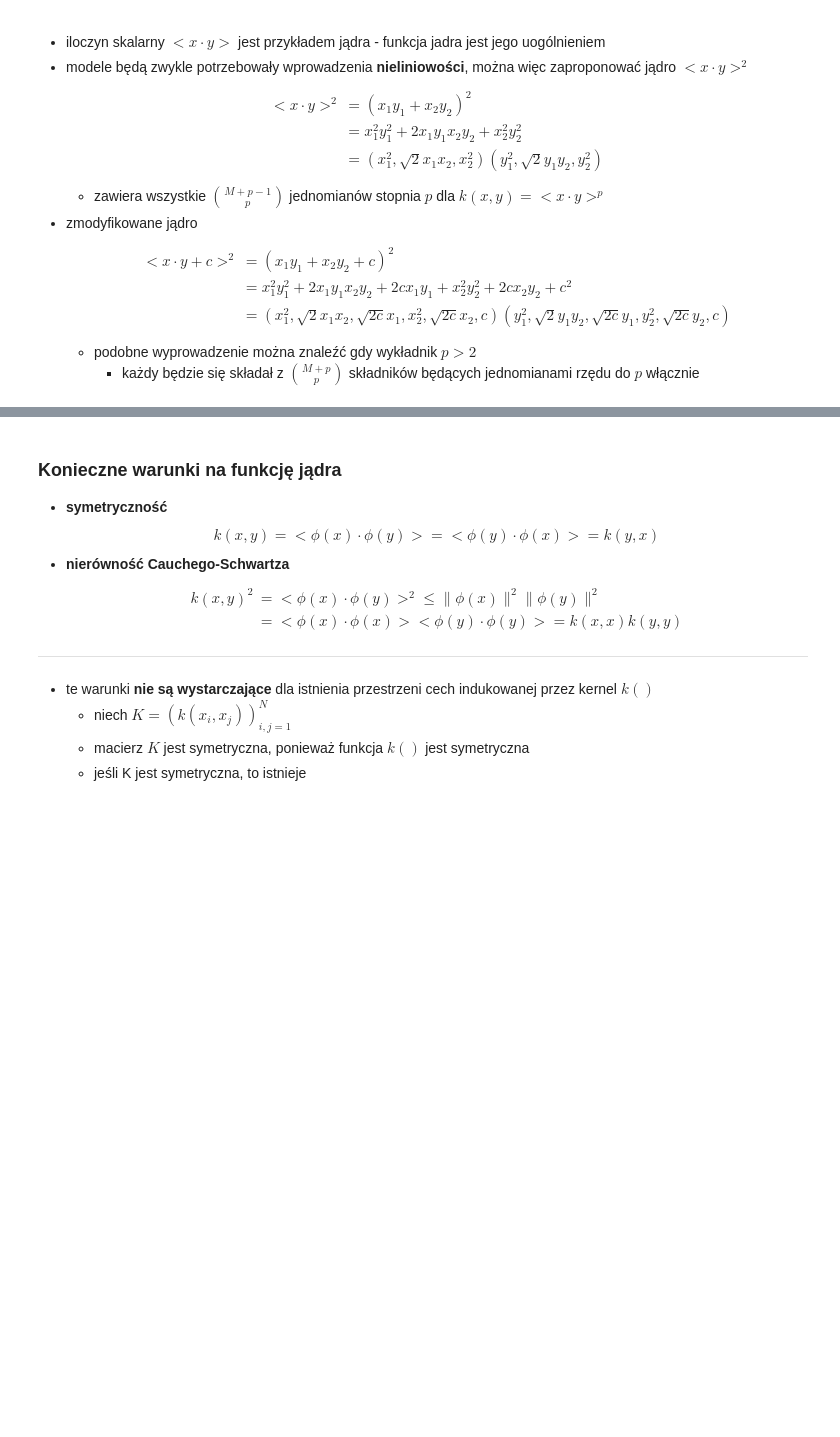
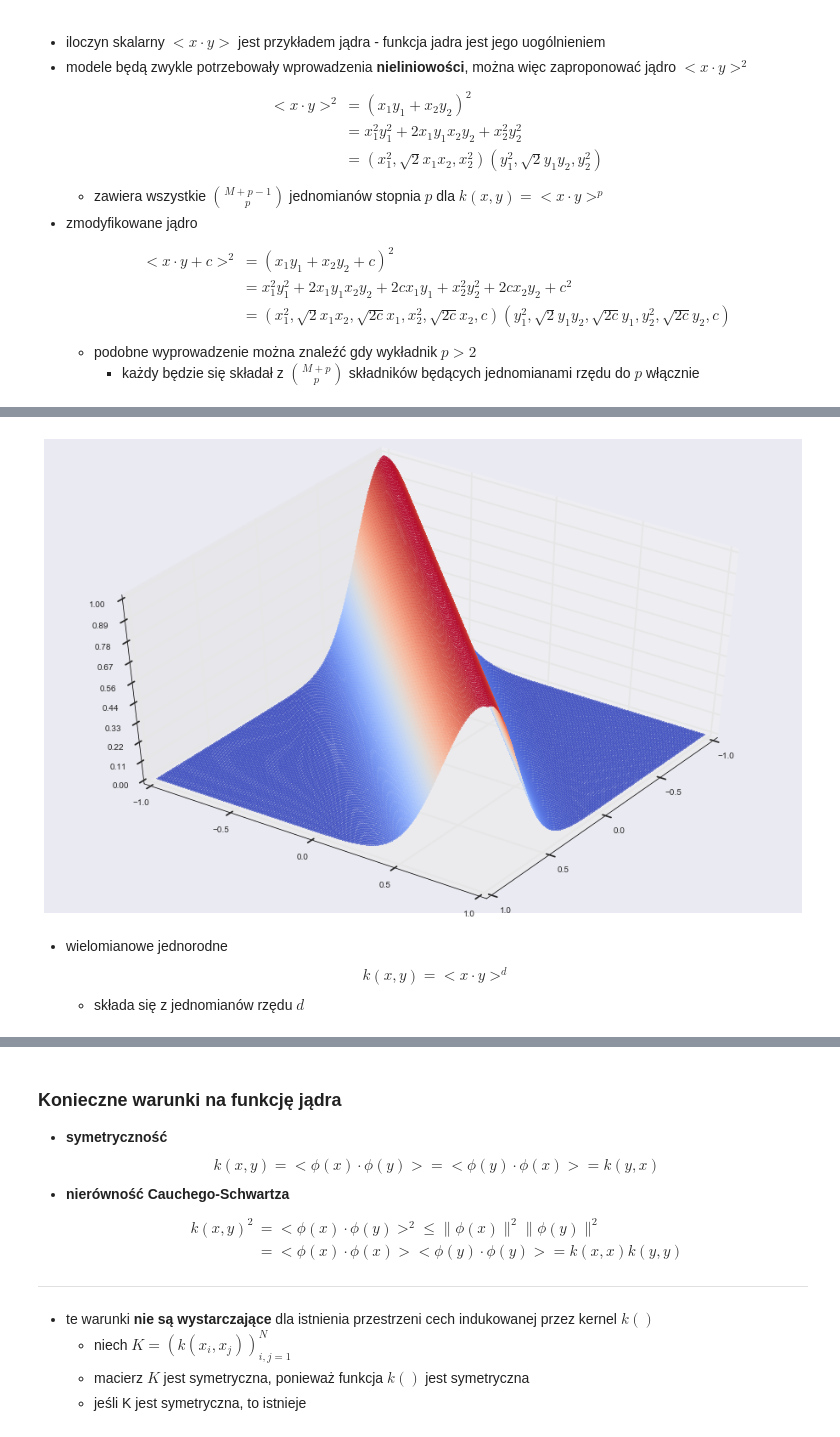
Before and after one commit to igorpodolak/mum2016, a Jupyter notebook: mum2016-6-kernel.ipynb, the cells around one changed output, grey strips where cells are left out. Cells and saved outputs as stored; diff of their text form; code cells hidden in the pictures; blank space fills up the shorter version.

```diff
--- a/mum2016-6-kernel.ipynb
+++ b/mum2016-6-kernel.ipynb
@@ -280 +532,27 @@ $$\begin{align}
+# %%
+def plot_gaussian_kernel():
+    fig = plt.figure(figsize=(16, 10))
+    ax = fig.gca(projection='3d')
+    X = np.arange(-1, 1, 0.01)
+    Y = np.arange(-1, 1, 0.01)
+    X, Y = np.meshgrid(X, Y)
+
+    sigma1 = 0.25
+    Z1 = np.exp(-((X-Y) ** 2)/(2 * sigma1 ** 2))
+    surf = ax.plot_surface(X, Y, Z1, rstride=1, cstride=1, cmap=cm.coolwarm,
+                           linewidth=0, antialiased=False, alpha=0.5)
+    ax.zaxis.set_major_locator(LinearLocator(10))
+    ax.zaxis.set_major_formatter(FormatStrFormatter('%.02f'))
+
+    ax.view_init(45, 35)
+
+    plt.show()
+# %%
+plot_gaussian_kernel()
+# %% [output]
+[figure, added]
+# %% [markdown]
+* wielomianowe jednorodne
+$$k(x,y)=<x\cdot y>^d$$
+  * składa się z jednomianów rzędu $d$
 # %%
```
Also changed, not shown: parts of 35 cells of this notebook, 2 other files.
